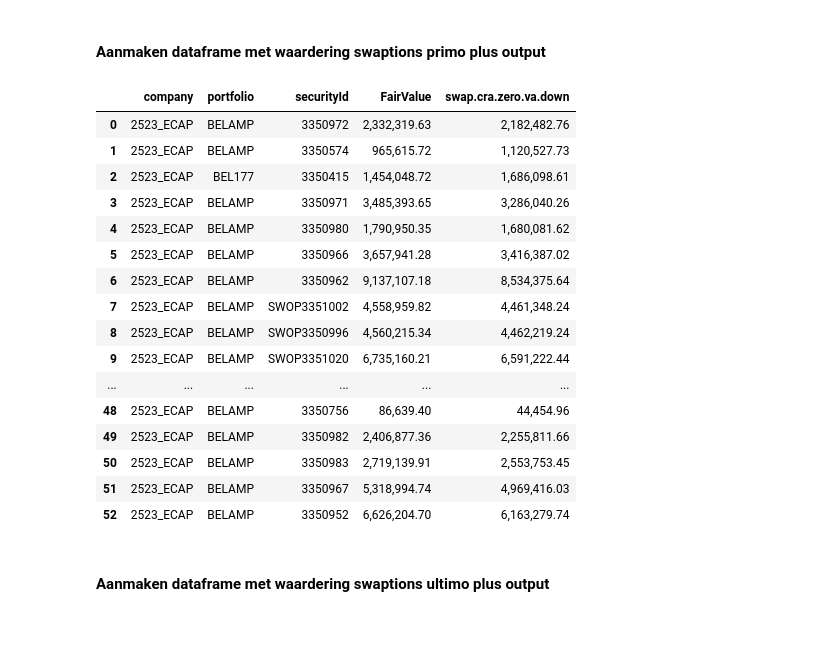
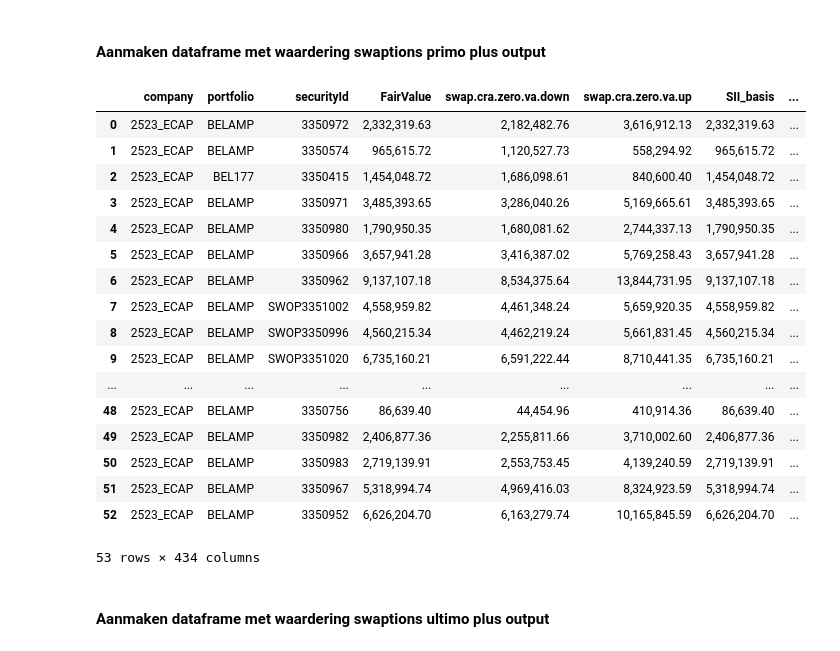
Before and after one commit to OscarDries/TRECS, a Jupyter notebook: swaption (IN PROGRESS)/Module swaption.ipynb, the cells around one changed output. Saved outputs shown, nothing was run; the diff lists cells and outputs as text; code cells hidden in the pictures.

Commit message:
Waardering van schokken in volatiliteit toegevoegd

```diff
--- a/swaption (IN PROGRESS)/Module swaption.ipynb
+++ b/swaption (IN PROGRESS)/Module swaption.ipynb
@@ -64,8 +86,8 @@ In de TRT is een begin gemaakt om te rekenen met de dual curve methodiek, dus op
 # %% [markdown]
 #### Rentecurves primo
 # %%
-df_curvesPrimo = pd.read_excel(r"curvebestanden/curvesAssetsM03.xlsx", decimal = '.')
-
+df_curvesPrimo = df_scenariosPrimo.loc[df_scenariosPrimo['Item'] != 'schokVolatiliteit']
+df_curvesPrimo = df_curvesPrimo.reset_index(drop=True)
 pd.options.display.float_format = '{:,.8f}'.format
 df_curvesPrimo
 # %% [output]
@@ -88,7 +110,7 @@ df_curvesPrimo
 | 99 | 100 | EUR | 0.00723252 | 0.00541209 | 0.01723252 | 0.00723252 | ... |
 100 rows × 433 columns
 # %%
-# curveNamesPrimo = list(df_curves.columns)[2:]
-curveNamesPrimo = ['FairValue', 'swap.cra.zero.va.down']
+curveNamesPrimo = list(df_curvesPrimo.columns)[2:]
+# curveNamesPrimo = ['FairValue', 'swap.cra.zero.va.down']
 curveNamesPrimo
 # %% [output]
@@ -96,6 +134,8 @@ curveNamesPrimo
 # %% [markdown]
 #### Rentecurves ultimo
 # %%
-df_curvesUltimo = pd.read_excel(r"curvebestanden/curvesAssetsM04.xlsx", decimal = '.')
+df_curvesUltimo = df_scenariosUltimo.loc[df_scenariosPrimo['Item'] != 'schokVolatiliteit']
+df_curvesUltimo = df_curvesUltimo.reset_index(drop=True)
+pd.options.display.float_format = '{:,.8f}'.format
 df_curvesUltimo
 # %% [output]
@@ -619,31 +668,33 @@ for index, row in df_swaptions.iterrows():
 #### Aanmaken dataframe met waardering swaptions primo plus output
 # %%
 columnNamesPrimo = ['company', 'portfolio', 'securityId'] + curveNamesPrimo
-df_swaptionMarketValuesModelPrimo = pd.DataFrame(columns = columnNamesPrimo)
+df_swaptionMarketValuesInScenariosPrimo = pd.DataFrame(columns = columnNamesPrimo)
 for i in range(len(swaptionsPrimo)):
-    df_swaptionMarketValuesModelPrimo.loc[i, ['company', 'portfolio', 'securityId']] =  [swaptionsPrimo[i].company, swaptionsPrimo[i].portfolio, swaptionsPrimo[i].securityId]
+    df_swaptionMarketValuesInScenariosPrimo.loc[i, ['company', 'portfolio', 'securityId']] =  [swaptionsPrimo[i].company, swaptionsPrimo[i].portfolio, swaptionsPrimo[i].securityId]
     for curveNamePrimo in curveNamesPrimo:
+        schokVolatiliteitPrimo = df_schokVolatiliteitPrimo.loc[0, curveNamePrimo]
         curvePrimo = df_curvesPrimo[curveNamePrimo].to_list()
-        df_swaptionMarketValuesModelPrimo.loc[i, curveNamePrimo] = getPriceModel(curvePrimo, swaptionsPrimo[i].swaptionType, swaptionsPrimo[i].cashSettled, swaptionsPrimo[i].tenor, swaptionsPrimo[i].expiry, swaptionsPrimo[i].volatilityIMW, swaptionsPrimo[i].strike) * swaptionsPrimo[i].nominalValue \
+        df_swaptionMarketValuesInScenariosPrimo.loc[i, curveNamePrimo] = getPriceModel(curvePrimo, swaptionsPrimo[i].swaptionType, swaptionsPrimo[i].cashSettled, swaptionsPrimo[i].tenor, swaptionsPrimo[i].expiry, swaptionsPrimo[i].volatilityIMW+schokVolatiliteitPrimo, swaptionsPrimo[i].strike) * swaptionsPrimo[i].nominalValue \
                                                             + (swaptionsPrimo[i].marketValueIMW - swaptionsPrimo[i].marketValueModel)
 # %%
-df_swaptionMarketValuesModelPrimo
+df_swaptionMarketValuesInScenariosPrimo
 # %% [output]
-|  | company | portfolio | securityId | FairValue | swap.cra.zero.va.down |
-| 0 | 2523_ECAP | BELAMP | 3350972 | 2,332,319.63 | 2,182,482.76 |
-| 1 | 2523_ECAP | BELAMP | 3350574 | 965,615.72 | 1,120,527.73 |
-| 2 | 2523_ECAP | BEL177 | 3350415 | 1,454,048.72 | 1,686,098.61 |
-| 3 | 2523_ECAP | BELAMP | 3350971 | 3,485,393.65 | 3,286,040.26 |
-| 4 | 2523_ECAP | BELAMP | 3350980 | 1,790,950.35 | 1,680,081.62 |
-| 5 | 2523_ECAP | BELAMP | 3350966 | 3,657,941.28 | 3,416,387.02 |
-| 6 | 2523_ECAP | BELAMP | 3350962 | 9,137,107.18 | 8,534,375.64 |
-| 7 | 2523_ECAP | BELAMP | SWOP3351002 | 4,558,959.82 | 4,461,348.24 |
-| 8 | 2523_ECAP | BELAMP | SWOP3350996 | 4,560,215.34 | 4,462,219.24 |
-| 9 | 2523_ECAP | BELAMP | SWOP3351020 | 6,735,160.21 | 6,591,222.44 |
-| ... | ... | ... | ... | ... | ... |
-| 48 | 2523_ECAP | BELAMP | 3350756 | 86,639.40 | 44,454.96 |
-| 49 | 2523_ECAP | BELAMP | 3350982 | 2,406,877.36 | 2,255,811.66 |
-| 50 | 2523_ECAP | BELAMP | 3350983 | 2,719,139.91 | 2,553,753.45 |
-| 51 | 2523_ECAP | BELAMP | 3350967 | 5,318,994.74 | 4,969,416.03 |
-| 52 | 2523_ECAP | BELAMP | 3350952 | 6,626,204.70 | 6,163,279.74 |
+|  | company | portfolio | securityId | FairValue | swap.cra.zero.va.down | swap.cra.zero.va.up | SII_basis | ... |
+| 0 | 2523_ECAP | BELAMP | 3350972 | 2,332,319.63 | 2,182,482.76 | 3,616,912.13 | 2,332,319.63 | ... |
+| 1 | 2523_ECAP | BELAMP | 3350574 | 965,615.72 | 1,120,527.73 | 558,294.92 | 965,615.72 | ... |
+| 2 | 2523_ECAP | BEL177 | 3350415 | 1,454,048.72 | 1,686,098.61 | 840,600.40 | 1,454,048.72 | ... |
+| 3 | 2523_ECAP | BELAMP | 3350971 | 3,485,393.65 | 3,286,040.26 | 5,169,665.61 | 3,485,393.65 | ... |
+| 4 | 2523_ECAP | BELAMP | 3350980 | 1,790,950.35 | 1,680,081.62 | 2,744,337.13 | 1,790,950.35 | ... |
+| 5 | 2523_ECAP | BELAMP | 3350966 | 3,657,941.28 | 3,416,387.02 | 5,769,258.43 | 3,657,941.28 | ... |
+| 6 | 2523_ECAP | BELAMP | 3350962 | 9,137,107.18 | 8,534,375.64 | 13,844,731.95 | 9,137,107.18 | ... |
+| 7 | 2523_ECAP | BELAMP | SWOP3351002 | 4,558,959.82 | 4,461,348.24 | 5,659,920.35 | 4,558,959.82 | ... |
+| 8 | 2523_ECAP | BELAMP | SWOP3350996 | 4,560,215.34 | 4,462,219.24 | 5,661,831.45 | 4,560,215.34 | ... |
+| 9 | 2523_ECAP | BELAMP | SWOP3351020 | 6,735,160.21 | 6,591,222.44 | 8,710,441.35 | 6,735,160.21 | ... |
+| ... | ... | ... | ... | ... | ... | ... | ... | ... |
+| 48 | 2523_ECAP | BELAMP | 3350756 | 86,639.40 | 44,454.96 | 410,914.36 | 86,639.40 | ... |
+| 49 | 2523_ECAP | BELAMP | 3350982 | 2,406,877.36 | 2,255,811.66 | 3,710,002.60 | 2,406,877.36 | ... |
+| 50 | 2523_ECAP | BELAMP | 3350983 | 2,719,139.91 | 2,553,753.45 | 4,139,240.59 | 2,719,139.91 | ... |
+| 51 | 2523_ECAP | BELAMP | 3350967 | 5,318,994.74 | 4,969,416.03 | 8,324,923.59 | 5,318,994.74 | ... |
+| 52 | 2523_ECAP | BELAMP | 3350952 | 6,626,204.70 | 6,163,279.74 | 10,165,845.59 | 6,626,204.70 | ... |
+53 rows × 434 columns
 # %%
```
Also changed, not shown: parts of 15 cells of this notebook, 7 other files.
